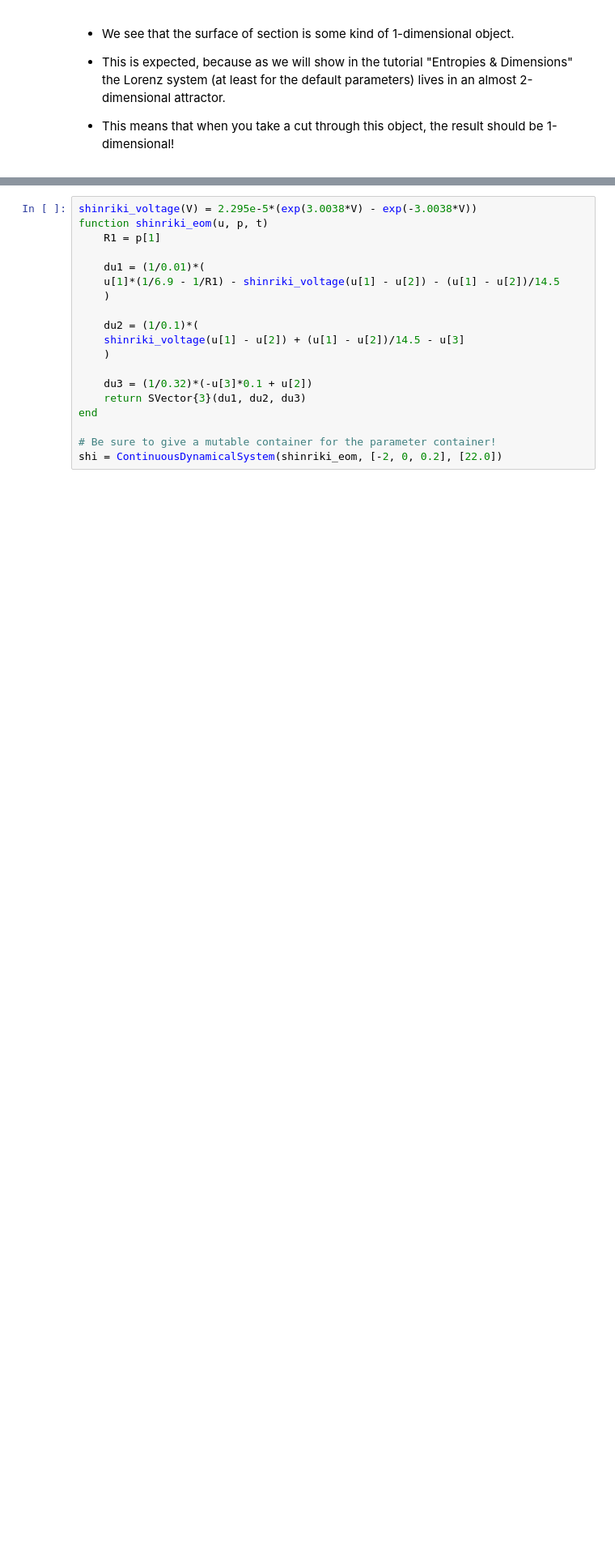
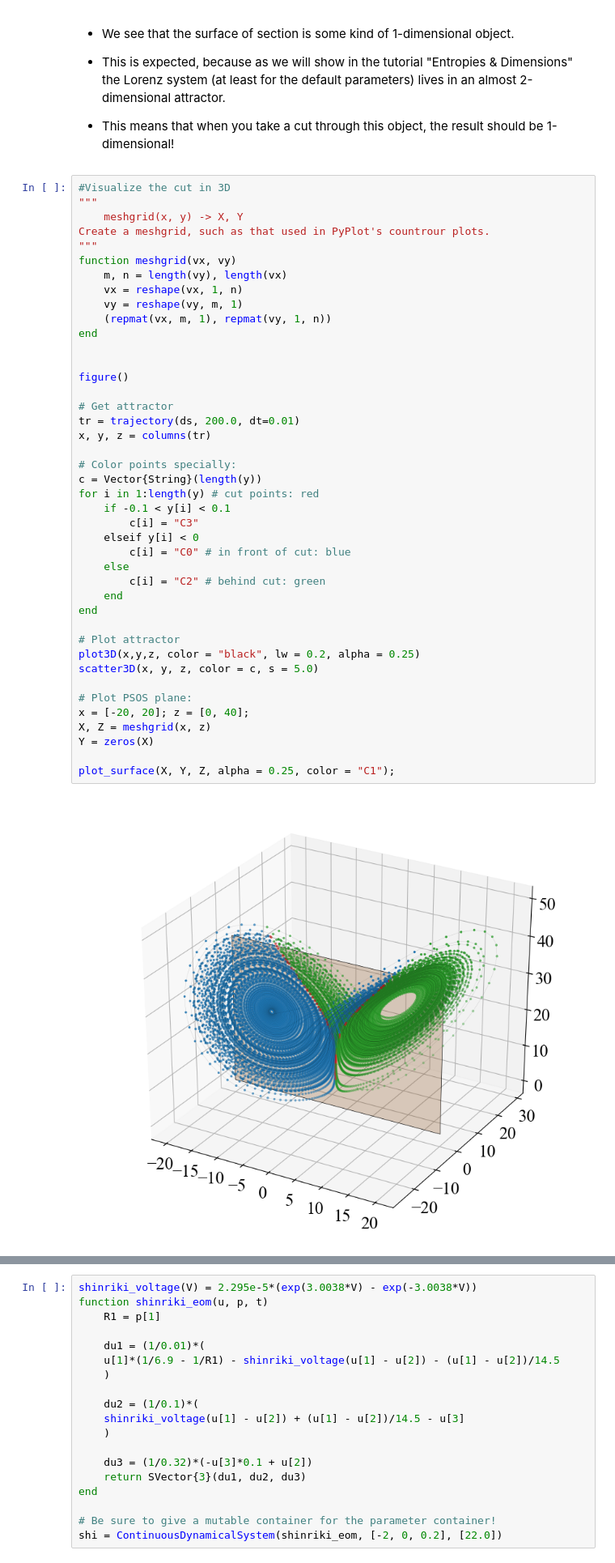
Before and after one commit to xorJane/tutorials, a Jupyter notebook: 3. Orbit diagrams, Surfaces of Section.ipynb, the cells around one changed output, grey strips where cells are left out. Shown at 81% size. Saved outputs shown, nothing was run; the diff lists cells and outputs as text; blank space fills up the shorter version.

```diff
--- a/3. Orbit diagrams, Surfaces of Section.ipynb
+++ b/3. Orbit diagrams, Surfaces of Section.ipynb
@@ -124,6 +198,50 @@ xlabel("X"); ylabel("Z");
 * This is expected, because as we will show in the tutorial "Entropies & Dimensions" the Lorenz system (at least for the default parameters) lives in an almost 2-dimensional attractor.
 
 * This means that when you take a cut through this object, the result should be 1-dimensional!
+# %%
+#Visualize the cut in 3D
+"""
+    meshgrid(x, y) -> X, Y
+Create a meshgrid, such as that used in PyPlot's countrour plots.
+"""
+function meshgrid(vx, vy)
+    m, n = length(vy), length(vx)
+    vx = reshape(vx, 1, n)
+    vy = reshape(vy, m, 1)
+    (repmat(vx, m, 1), repmat(vy, 1, n))
+end
+
+
+figure()
+
+# Get attractor
+tr = trajectory(ds, 200.0, dt=0.01)
+x, y, z = columns(tr)
+
+# Color points specially:
+c = Vector{String}(length(y))
+for i in 1:length(y) # cut points: red
+    if -0.1 < y[i] < 0.1
+        c[i] = "C3"
+    elseif y[i] < 0
+        c[i] = "C0" # in front of cut: blue
+    else
+        c[i] = "C2" # behind cut: green
+    end
+end
+
+# Plot attractor
+plot3D(x,y,z, color = "black", lw = 0.2, alpha = 0.25)
+scatter3D(x, y, z, color = c, s = 5.0)
+
+# Plot PSOS plane:
+x = [-20, 20]; z = [0, 40];
+X, Z = meshgrid(x, z)
+Y = zeros(X)
+
+plot_surface(X, Y, Z, alpha = 0.25, color = "C1");
+# %% [output]
+[figure, added]
 # %% [markdown]
 # Producing an orbit diagram
 
```
Also changed, not shown: parts of 16 cells of this notebook, 7 other files.
